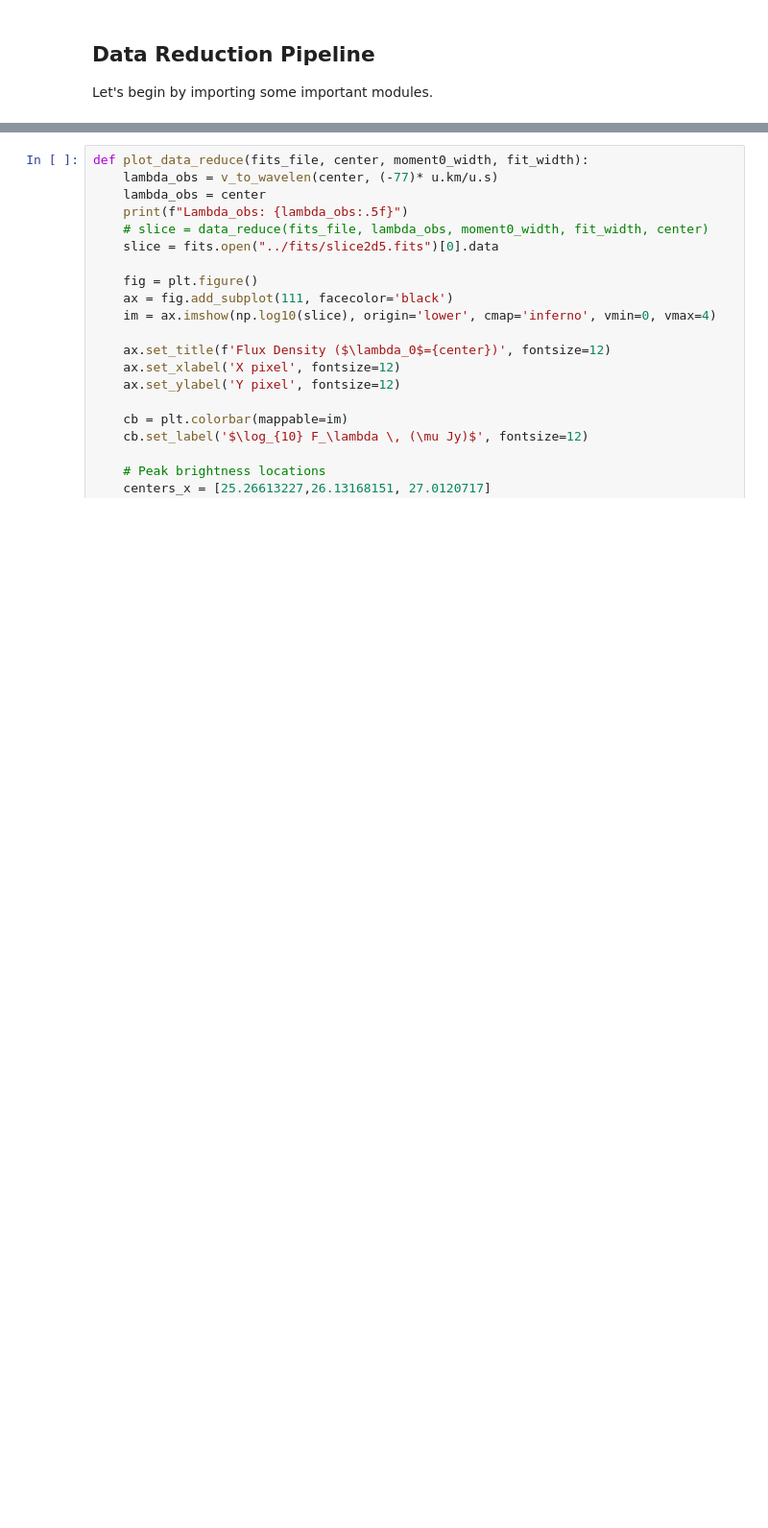
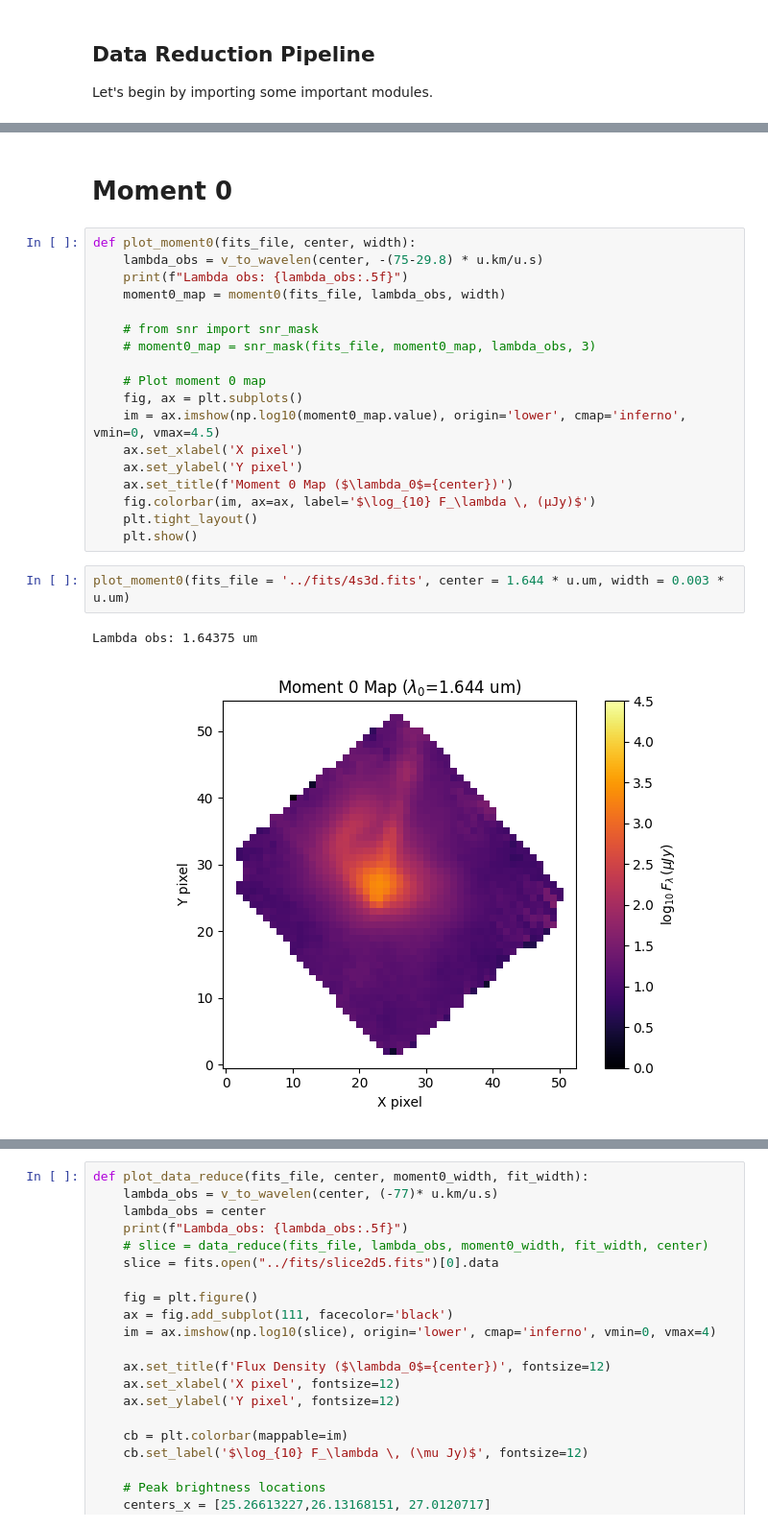
Before and after one commit to dchen10Git/nthu-astro-2025, a Jupyter notebook: data_reduction.ipynb, the cells around one changed output, grey strips where cells are left out. Shown at 96% size. Cells and saved outputs as stored; diff of their text form; blank space fills up the shorter version.

```diff
--- a/data_reduction.ipynb
+++ b/data_reduction.ipynb
@@ -14,0 +16,25 @@ from data_reduction_functions import data_reduce
+# %% [markdown]
+# Moment 0
+# %%
+def plot_moment0(fits_file, center, width):
+    lambda_obs = v_to_wavelen(center, -(75-29.8) * u.km/u.s)
+    print(f"Lambda obs: {lambda_obs:.5f}")
+    moment0_map = moment0(fits_file, lambda_obs, width)
+
+    # from snr import snr_mask
+    # moment0_map = snr_mask(fits_file, moment0_map, lambda_obs, 3)
+
+    # Plot moment 0 map
+    fig, ax = plt.subplots()
+    im = ax.imshow(np.log10(moment0_map.value), origin='lower', cmap='inferno', vmin=0, vmax=4.5)
+    ax.set_xlabel('X pixel')
+    ax.set_ylabel('Y pixel')
+    ax.set_title(f'Moment 0 Map ($\lambda_0$={center})')
+    fig.colorbar(im, ax=ax, label='$\log_{10} F_\lambda \, (μJy)$')
+    plt.tight_layout()
+    plt.show()
+# %%
+plot_moment0(fits_file = '../fits/4s3d.fits', center = 1.644 * u.um, width = 0.003 * u.um)
+# %% [output]
+Lambda obs: 1.64375 um
+[figure, added]
```
Also changed, not shown: parts of 9 cells of this notebook, 14 other files.
